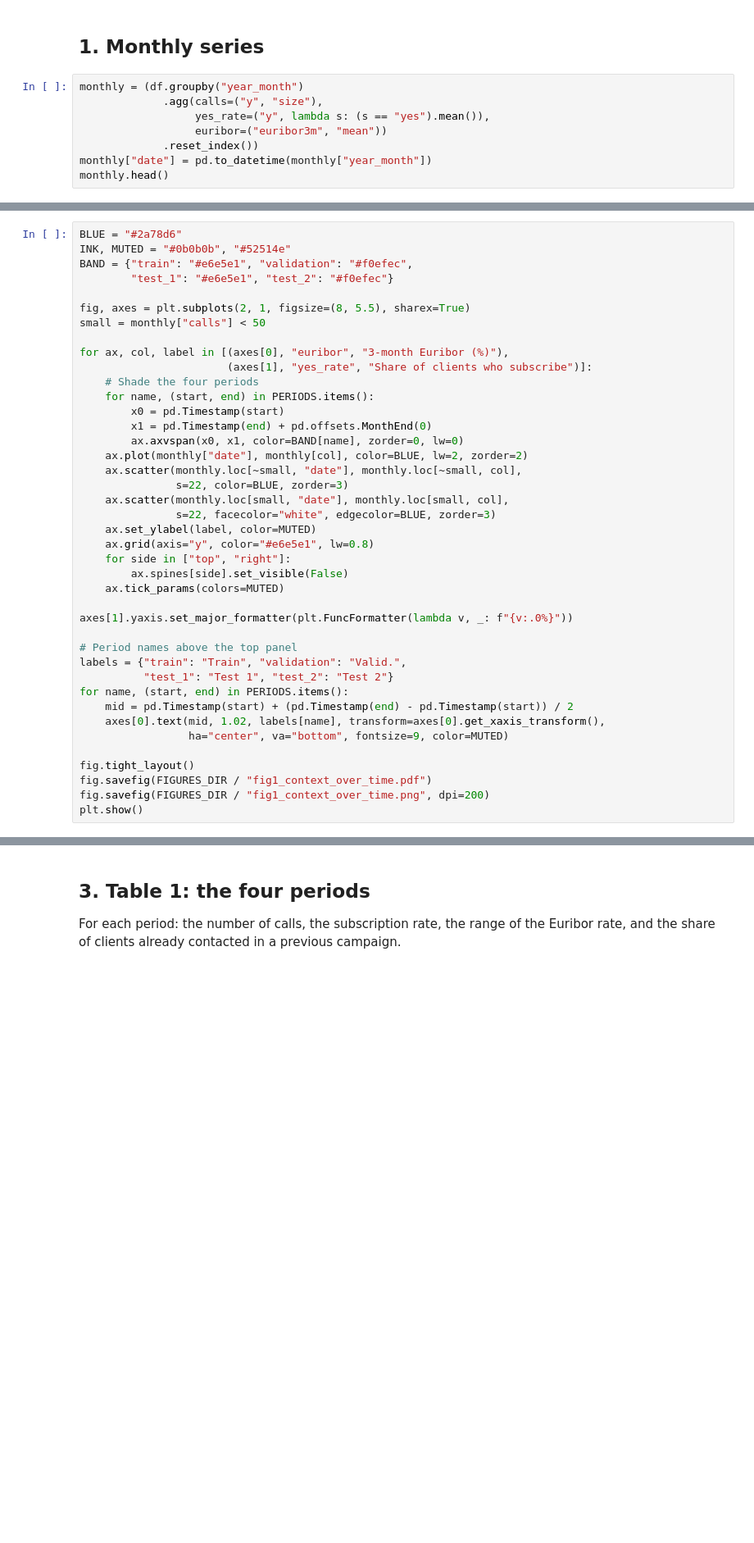
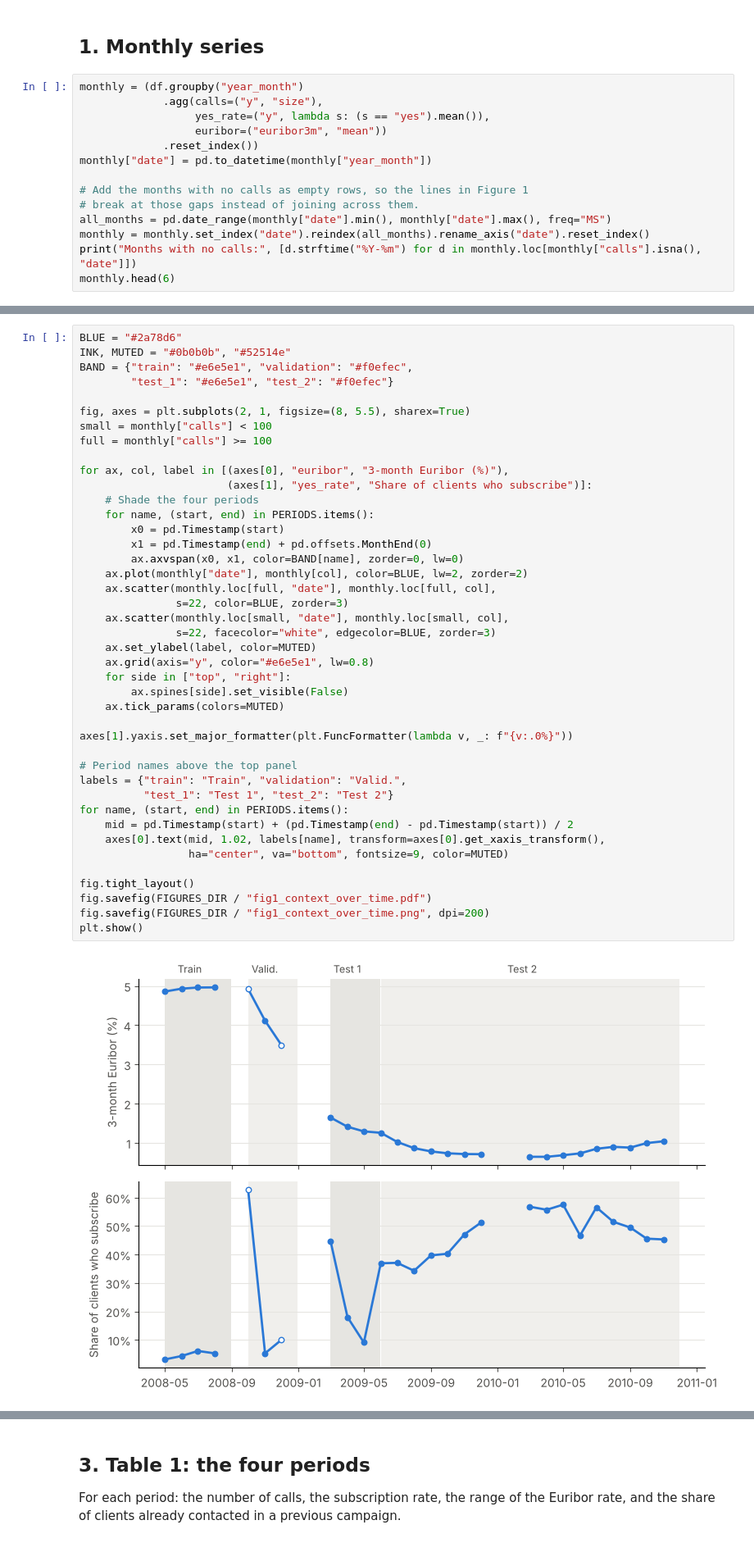
Before and after one commit to rinko789/bank-drift, a Jupyter notebook: notebooks/02_explore_time.ipynb, the cells around one changed output, grey strips where cells are left out. Shown at 82% size. Drawn from its saved outputs; the diff is of its cells as text; blank space fills up the shorter version.

```diff
--- a/notebooks/02_explore_time.ipynb
+++ b/notebooks/02_explore_time.ipynb
@@ -28,4 +28,10 @@ monthly = (df.groupby("year_month")
                   euribor=("euribor3m", "mean"))
              .reset_index())
 monthly["date"] = pd.to_datetime(monthly["year_month"])
-monthly.head()
+
+# Add the months with no calls as empty rows, so the lines in Figure 1
+# break at those gaps instead of joining across them.
+all_months = pd.date_range(monthly["date"].min(), monthly["date"].max(), freq="MS")
+monthly = monthly.set_index("date").reindex(all_months).rename_axis("date").reset_index()
+print("Months with no calls:", [d.strftime("%Y-%m") for d in monthly.loc[monthly["calls"].isna(), "date"]])
+monthly.head(6)
@@ -40,37 +55,40 @@ BAND = {"train": "#e6e5e1", "validation": "#f0efec",
         "test_1": "#e6e5e1", "test_2": "#f0efec"}
 
 fig, axes = plt.subplots(2, 1, figsize=(8, 5.5), sharex=True)
-small = monthly["calls"] < 50
+small = monthly["calls"] < 100
+full = monthly["calls"] >= 100
 
 for ax, col, label in [(axes[0], "euribor", "3-month Euribor (%)"),
                        (axes[1], "yes_rate", "Share of clients who subscribe")]:
     # Shade the four periods
     for name, (start, end) in PERIODS.items():
         x0 = pd.Timestamp(start)
         x1 = pd.Timestamp(end) + pd.offsets.MonthEnd(0)
         ax.axvspan(x0, x1, color=BAND[name], zorder=0, lw=0)
     ax.plot(monthly["date"], monthly[col], color=BLUE, lw=2, zorder=2)
-    ax.scatter(monthly.loc[~small, "date"], monthly.loc[~small, col],
+    ax.scatter(monthly.loc[full, "date"], monthly.loc[full, col],
                s=22, color=BLUE, zorder=3)
     ax.scatter(monthly.loc[small, "date"], monthly.loc[small, col],
                s=22, facecolor="white", edgecolor=BLUE, zorder=3)
     ax.set_ylabel(label, color=MUTED)
     ax.grid(axis="y", color="#e6e5e1", lw=0.8)
     for side in ["top", "right"]:
         ax.spines[side].set_visible(False)
     ax.tick_params(colors=MUTED)
 
 axes[1].yaxis.set_major_formatter(plt.FuncFormatter(lambda v, _: f"{v:.0%}"))
 
 # Period names above the top panel
 labels = {"train": "Train", "validation": "Valid.",
           "test_1": "Test 1", "test_2": "Test 2"}
 for name, (start, end) in PERIODS.items():
     mid = pd.Timestamp(start) + (pd.Timestamp(end) - pd.Timestamp(start)) / 2
     axes[0].text(mid, 1.02, labels[name], transform=axes[0].get_xaxis_transform(),
                  ha="center", va="bottom", fontsize=9, color=MUTED)
 
 fig.tight_layout()
 fig.savefig(FIGURES_DIR / "fig1_context_over_time.pdf")
 fig.savefig(FIGURES_DIR / "fig1_context_over_time.png", dpi=200)
 plt.show()
+# %% [output]
+[figure, added]
```
Also changed, not shown: parts of 6 cells of this notebook, 3 other files.
